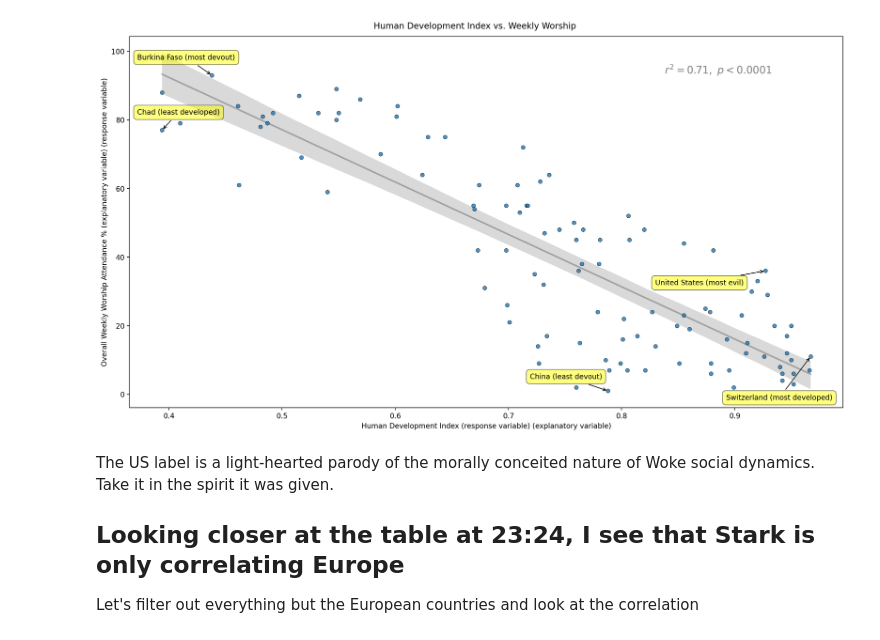
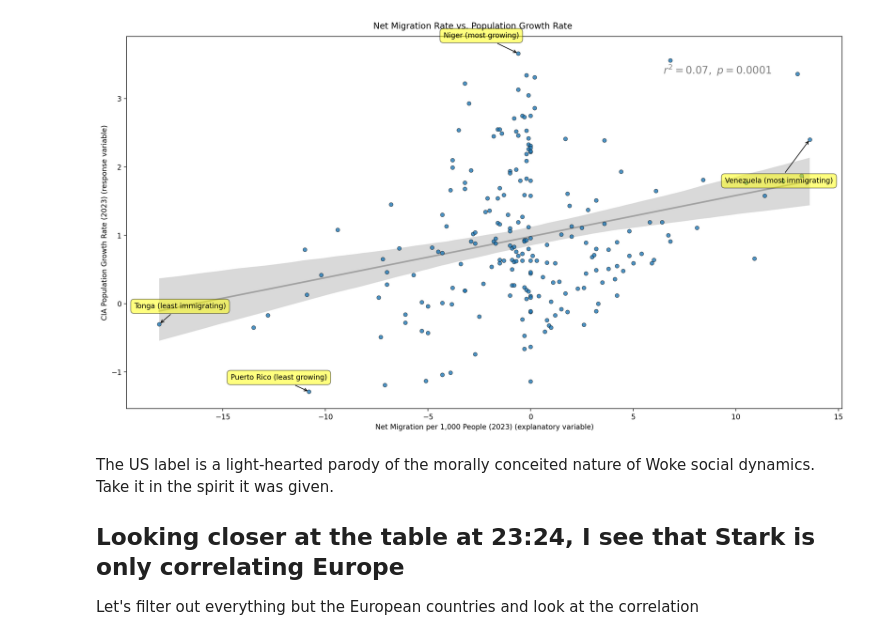
Before and after one commit to dbabbitt/StatsByCountry, a Jupyter notebook: scatterplots/Population Decline.ipynb, the cells around one changed output. Drawn from its saved outputs; the diff is of its cells as text; code cells hidden in the pictures.

```diff
--- a/scatterplots/Population Decline.ipynb
+++ b/scatterplots/Population Decline.ipynb
@@ -123,0 +93,4 @@ df.sort_values('max_similarity', ascending=False).head(20)
+# %%
+
+url = 'https://en.wikipedia.org/wiki/List_of_sovereign_states_by_net_migration_rate'
+table_dfs_list = nu.get_page_tables(url)
@@ -124,20 +159,29 @@ df.sort_values('max_similarity', ascending=False).head(20)
+# %%
+
+df = nu.check_for_typos(ssu.alpha3_to_country_dict.values(), net_migration_df.Country)
+mask_series = (df.max_similarity == 1.0)
+for row_index, row_series in df[~mask_series].sort_values('max_similarity', ascending=False).head(20).iterrows():
+    print(f"""
+mask_series = (net_migration_df.Country == '{row_series.right_item}')
+net_migration_df.loc[mask_series, 'Country'] = '{row_series.left_item}'""")
 # %%
 
 import matplotlib.pyplot as plt
+import pandas as pd
 
-countries_set = set(commitment_df.Country).intersection(set(population_growth_df.Country))
+countries_set = set(net_migration_df.Country).intersection(set(population_growth_df.Country))
 rows_list = []
 for country_name in countries_set:
     row_dict = {}
     row_dict['country_name'] = country_name
-    mask_series = (commitment_df.Country == country_name)
-    Overall_Attend_weekly = commitment_df[mask_series].Overall_Attend_weekly.squeeze()
-    row_dict['Overall_Attend_weekly'] = Overall_Attend_weekly
+    mask_series = (net_migration_df.Country == country_name)
+    migration_per_1000 = net_migration_df[mask_series].migration_per_1000.squeeze()
+    row_dict['migration_per_1000'] = migration_per_1000
     mask_series = (population_growth_df.Country == country_name)
-    population_growth_value = population_growth_df[mask_series].population_growth_value.squeeze()
-    row_dict['population_growth_value'] = population_growth_value
+    CIA_percent = population_growth_df[mask_series].CIA_percent.squeeze()
+    row_dict['CIA_percent'] = CIA_percent
     rows_list.append(row_dict)
-population_growth_vs_migration_df = pd.DataFrame(rows_list).sort_values('Overall_Attend_weekly')
+population_growth_vs_migration_df = pd.DataFrame(rows_list).dropna().sort_values('migration_per_1000')
 fig, ax = plt.subplots(1, 1, figsize=(18, 8))
-Line2D_objs_list = population_growth_vs_migration_df.plot.scatter('Overall_Attend_weekly', 'population_growth_value', ax=ax)
+Line2D_objs_list = population_growth_vs_migration_df.plot.scatter('migration_per_1000', 'CIA_percent', ax=ax)
 # %% [output]
@@ -145,18 +226,19 @@ Line2D_objs_list = population_growth_vs_migration_df.plot.scatter('Overall_Atten
 # %%
 
+mask_series = population_growth_vs_migration_df.country_name.isin(['Syria', 'American Samoa', 'Ukraine', 'Cook Islands', 'South Sudan', 'Micronesia'])
 fig = nu.first_order_linear_scatterplot(
-    population_growth_vs_migration_df.set_index('country_name'), 'population_growth_value', 'Overall_Attend_weekly',
-    xlabel_str='Population Growth Rate (response variable)',
-    ylabel_str='Overall Net Migration Rate Attendance % (explanatory variable)',
-    x_adj='developed', y_adj='devout',
-    title='Population Growth Rate vs. Net Migration Rate',
-    # idx_reference='Kenya', annot_reference='',
+    population_growth_vs_migration_df[~mask_series].set_index('country_name'), 'migration_per_1000', 'CIA_percent',
+    ylabel_str='CIA Population Growth Rate (2023)',
+    xlabel_str='Net Migration per 1,000 People (2023)',
+    y_adj='growing', x_adj='immigrating',
+    title='Net Migration Rate vs. Population Growth Rate',
     least_x_xytext=(-35, 20), most_x_xytext=(-119, -63),
     least_y_xytext=(-110, 15), most_y_xytext=(-105, 20),
-    reference_xytext=(-155, -22), color_list=None
+    reference_xytext=(-155, -22), color_list=None,
+    verbose=False
 )
 # %% [output]
-[figure, old version]
+[figure, new version]
 # %% [markdown]
 
 The US label is a light-hearted parody of the morally conceited nature of Woke social dynamics. Take it in the spirit it was given.
```
Also changed, not shown: parts of 16 cells of this notebook.
